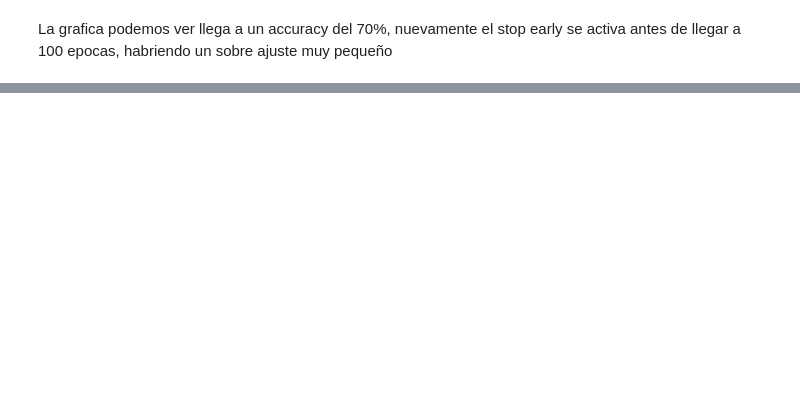
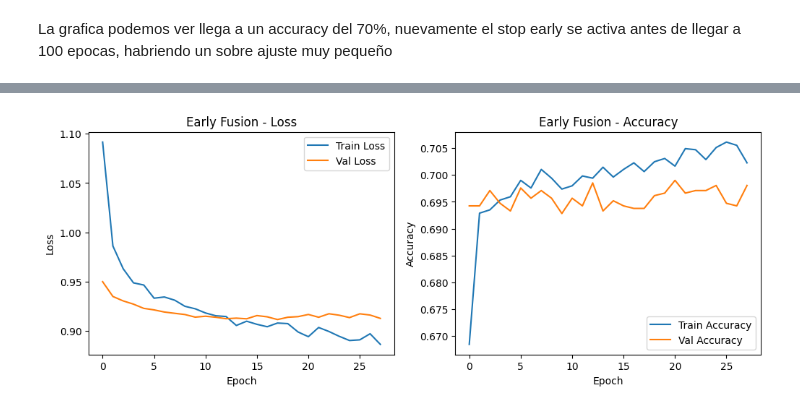
Before and after one commit to juanramirez871/deep_learning-keepcoding-prueba, a Jupyter notebook: solucion-enunciado.ipynb, the cells around one changed output, grey strips where cells are left out. Drawn from its saved outputs; the diff is of its cells as text; code cells hidden in the pictures; blank space fills up the shorter version.

```diff
--- a/solucion-enunciado.ipynb
+++ b/solucion-enunciado.ipynb
@@ -464,0 +547,8 @@ y_val_i = np.argmax(y_val_o, axis=1)
+# %%
+train_feat_1d = model1d_features.predict(X_train_t)
+val_feat_1d   = model1d_features.predict(X_val_t)
+test_feat_1d  = model1d_features.predict(X_test_t)
+
+train_feat_2d = model2d_features.predict(X_train2d)
+val_feat_2d   = model2d_features.predict(X_val2d)
+test_feat_2d  = model2d_features.predict(X_test2d)
@@ -464,0 +562,9 @@ y_val_i = np.argmax(y_val_o, axis=1)
+# %%
+X_train_early = np.concatenate([train_feat_1d, train_feat_2d], axis=1)
+X_val_early   = np.concatenate([val_feat_1d,   val_feat_2d],   axis=1)
+X_test_early  = np.concatenate([test_feat_1d,  test_feat_2d],  axis=1)
+
+print("Shapes Early Fusion:")
+print("Train:", X_train_early.shape)
+print("Val:  ", X_val_early.shape)
+print("Test: ", X_test_early.shape)
@@ -464,0 +627,21 @@ y_val_i = np.argmax(y_val_o, axis=1)
+# %%
+history = H_early.history
+fig, ax = plt.subplots(1, 2, figsize=(12, 4))
+
+ax[0].plot(history['loss'], label='Train Loss')
+ax[0].plot(history['val_loss'], label='Val Loss')
+ax[0].set_title('Early Fusion - Loss')
+ax[0].set_xlabel('Epoch')
+ax[0].set_ylabel('Loss')
+ax[0].legend()
+
+ax[1].plot(history['accuracy'], label='Train Accuracy')
+ax[1].plot(history['val_accuracy'], label='Val Accuracy')
+ax[1].set_title('Early Fusion - Accuracy')
+ax[1].set_xlabel('Epoch')
+ax[1].set_ylabel('Accuracy')
+ax[1].legend()
+
+plt.show()
+# %% [output]
+[figure, added]
```
Also changed, not shown: parts of 24 cells of this notebook.
